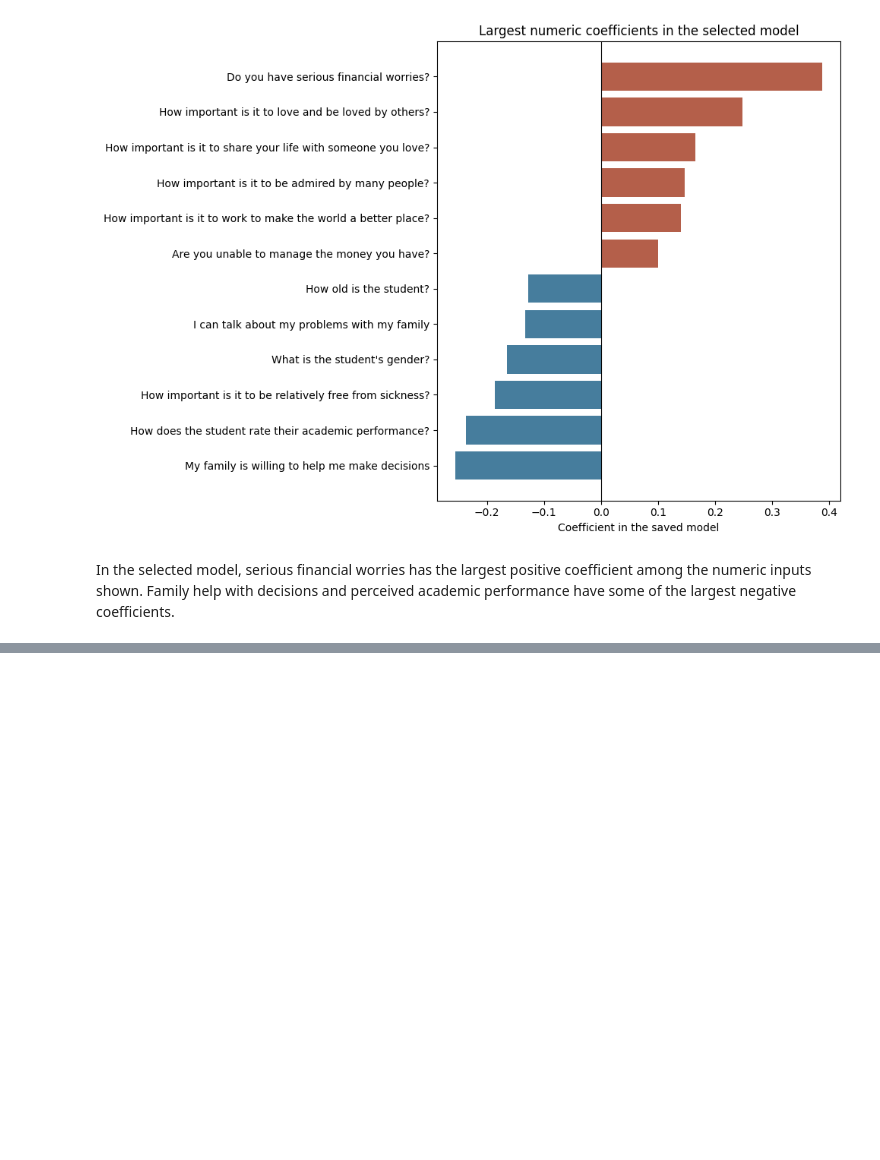
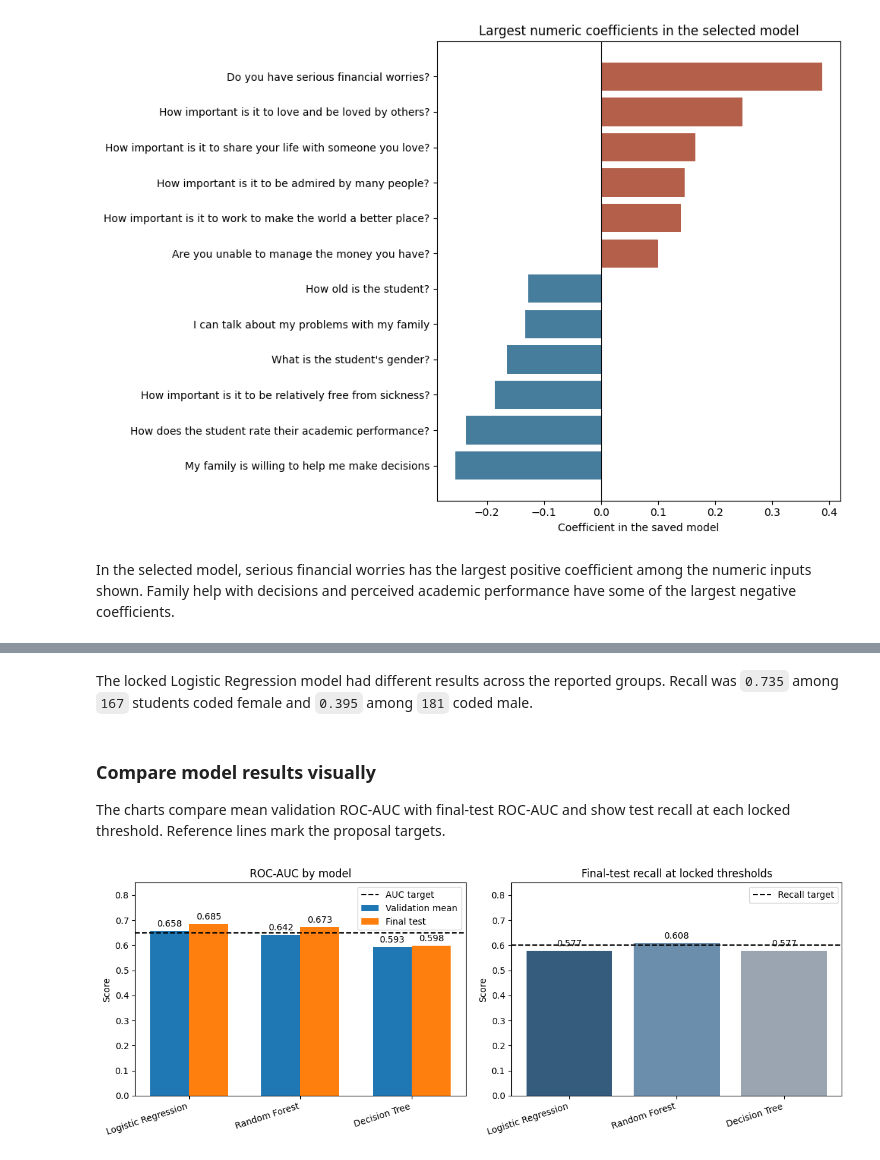
Before and after one commit to N-umwali/SchoolCare-Screening-Priority, a Jupyter notebook: student_screening.ipynb, the cells around one changed output, grey strips where cells are left out. Drawn from its saved outputs; the diff is of its cells as text; code cells hidden in the pictures; blank space fills up the shorter version.

Commit message:
Completed Step 6 that tests models on unseen data and reviews results against targets and across student groups

```diff
--- a/student_screening.ipynb
+++ b/student_screening.ipynb
@@ -1210,0 +1352,57 @@ In the selected model, serious financial worries has the largest positive coeffi
+# %% [markdown]
+The locked Logistic Regression model had different results across the reported groups. Recall was `0.735` among `167` students coded female and `0.395` among `181` coded male.
+# %% [markdown]
+### **Compare model results visually**
+The charts compare mean validation ROC-AUC with final-test ROC-AUC and show test recall at each locked threshold. Reference lines mark the proposal targets.
+# %%
+order = ["Logistic Regression", "Random Forest", "Decision Tree"]
+x = np.arange(len(order))
+width = 0.35
+
+fig, axes = plt.subplots(1, 2, figsize=(12, 4.5))
+
+validation_bars = axes[0].bar(
+    x - width / 2,
+    validation_summary.loc[order, "auc_mean"],
+    width,
+    label="Validation mean"
+)
+test_auc_bars = axes[0].bar(
+    x + width / 2,
+    test_results.loc[order, "roc_auc"],
+    width,
+    label="Final test"
+)
+
+axes[0].bar_label(validation_bars, fmt="%.3f", padding=3)
+axes[0].bar_label(test_auc_bars, fmt="%.3f", padding=3)
+axes[0].axhline(
+    0.65, color="black", linestyle="--", label="AUC target"
+)
+axes[0].set_title("ROC-AUC by model")
+axes[0].set_ylim(0, 0.85)
+axes[0].legend()
+
+recall_bars = axes[1].bar(
+    x,
+    test_results.loc[order, "recall"],
+    color=["#355C7D", "#6C8EAD", "#9AA5B1"]
+)
+axes[1].bar_label(recall_bars, fmt="%.3f", padding=3)
+axes[1].axhline(
+    0.60, color="black", linestyle="--", label="Recall target"
+)
+axes[1].set_title("Final-test recall at locked thresholds")
+axes[1].set_ylim(0, 0.85)
+axes[1].legend()
+
+for ax in axes:
+    ax.set_xticks(x)
+    ax.set_xticklabels(order, rotation=18, ha="right")
+    ax.set_ylabel("Score")
+
+plt.tight_layout()
+plt.savefig(FIGURES / "model_results_comparison.png", dpi=200)
+plt.show()
+# %% [output]
+[figure, added]
```
Also changed, not shown: parts of 17 cells of this notebook.
